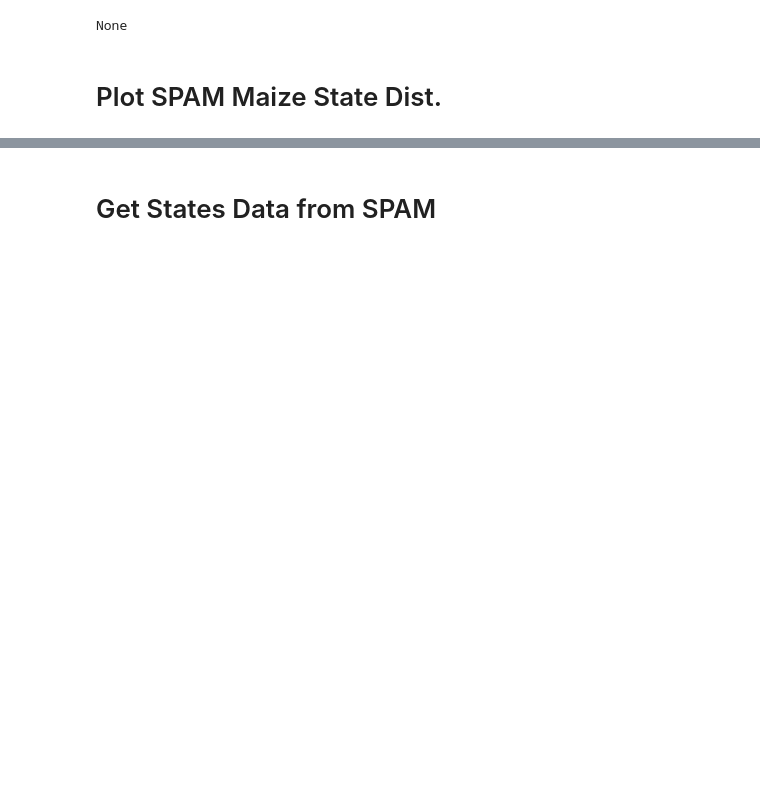
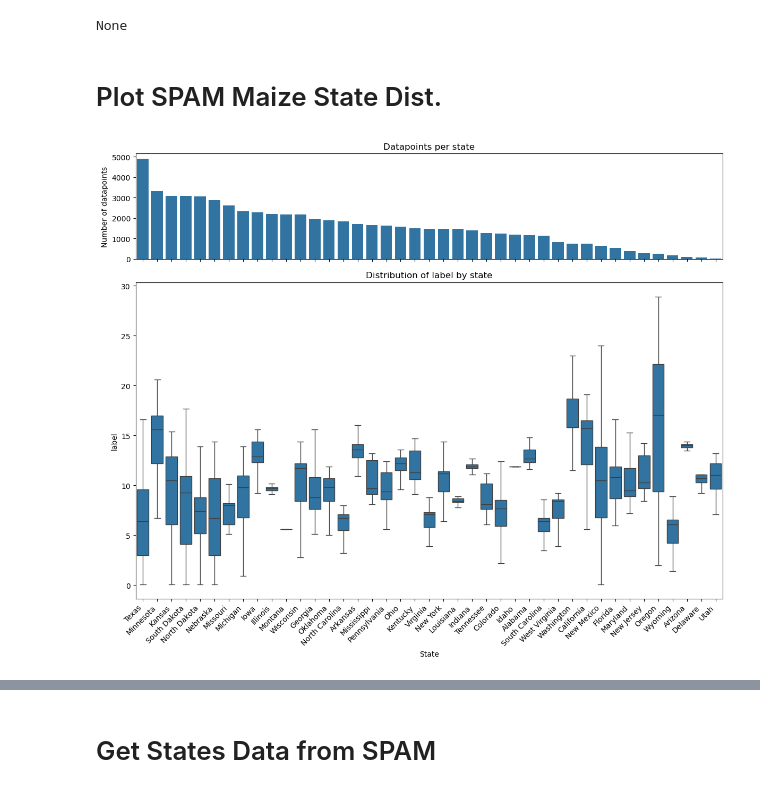
Before and after one commit to jdn8608/rs-embed, a Jupyter notebook: examples/Multi-State.ipynb, the cells around one changed output, grey strips where cells are left out. Cells and saved outputs as stored; diff of their text form; code cells hidden in the pictures; blank space fills up the shorter version.

```diff
--- a/examples/Multi-State.ipynb
+++ b/examples/Multi-State.ipynb
@@ -117,4 +119,104 @@ def rings_from_geom_info(geom_info: dict):
     return []
 # %% [markdown]
 <h1> Plot SPAM Maize State Dist. </h1>
+# %%
+# No subsample - all data
+csv_path  = H_CSV
+value_name="maize_area_ha"
+usecols = ["grid_code", "x", "y", "FIPS0", "ADM1_NAME", "year_data", SPAM_CROP_COL]
+table = pd.read_csv(csv_path, usecols=usecols, encoding="utf-8-sig")
+table = table.rename(columns={"x": "lon", "y": "lat", SPAM_CROP_COL: value_name})
+
+table["grid_code"] = table["grid_code"].astype(str)
+table["FIPS0"] = table["FIPS0"].astype(str).str.upper()
+table["ADM1_NAME"] = table["ADM1_NAME"].astype(str)
+table["year_data"] = table["year_data"].astype(str)
+table[value_name] = pd.to_numeric(table[value_name], errors="coerce")
+
+table_h = table[
+    table["FIPS0"].eq(COUNTRY_CODE)
+    # & table["year_data"].str.contains(str(LABEL_YEAR), na=False)
+]
+
+
+csv_path  = Y_CSV
+value_name="label"
+usecols = ["grid_code", "x", "y", "FIPS0", "ADM1_NAME", "year_data", SPAM_CROP_COL]
+table = pd.read_csv(csv_path, usecols=usecols, encoding="utf-8-sig")
+table = table.rename(columns={"x": "lon", "y": "lat", SPAM_CROP_COL: value_name})
+
+table["grid_code"] = table["grid_code"].astype(str)
+table["FIPS0"] = table["FIPS0"].astype(str).str.upper()
+table["ADM1_NAME"] = table["ADM1_NAME"].astype(str)
+table["year_data"] = table["year_data"].astype(str)
+table[value_name] = pd.to_numeric(table[value_name], errors="coerce")
+
+table_y = table[
+    table["FIPS0"].eq(COUNTRY_CODE)
+    # & table["year_data"].str.contains(str(LABEL_YEAR), na=False)
+]
+table_y = table_y[table_y["label"] > 0].drop_duplicates("grid_code")
+
+
+table = None
+table = (
+        table_h.merge(table_y[["grid_code", "label"]], on="grid_code", how="inner")
+        .sort_values(["lat", "lon"])
+        .reset_index(drop=True)
+    )
+
+counts_per_state = (
+    table
+    .groupby("ADM1_NAME")
+    .size()
+    .reset_index(name="n_datapoints")
+)
+
+state_order = counts_per_state.sort_values(
+    "n_datapoints", ascending=False
+)["ADM1_NAME"]
+
+import matplotlib.pyplot as plt
+import seaborn as sns
+
+fig, axes = plt.subplots(
+    2, 1,
+    figsize=(12, 10),
+    sharex=True,
+    gridspec_kw={"height_ratios": [1, 3]}
+)
+
+# --- Top: counts per state ---
+sns.barplot(
+    data=counts_per_state,
+    x="ADM1_NAME",
+    y="n_datapoints",
+    order=state_order,
+    ax=axes[0]
+)
+
+axes[0].set_ylabel("Number of datapoints")
+axes[0].set_title("Datapoints per state")
+
+# --- Bottom: box + whisker ---
+sns.boxplot(
+    data=table,
+    x="ADM1_NAME",
+    y=value_name,
+    order=state_order,
+    ax=axes[1],
+    showfliers=False  # cleaner; remove if you want outliers
+)
+
+axes[1].set_ylabel(value_name)
+axes[1].set_xlabel("State")
+axes[1].set_title(f"Distribution of {value_name} by state")
+
+# Rotate labels
+plt.xticks(rotation=45, ha="right")
+
+plt.tight_layout()
+plt.show()
+# %% [output]
+[figure, added]
 # %%
```
Also changed, not shown: parts of 27 cells of this notebook.
